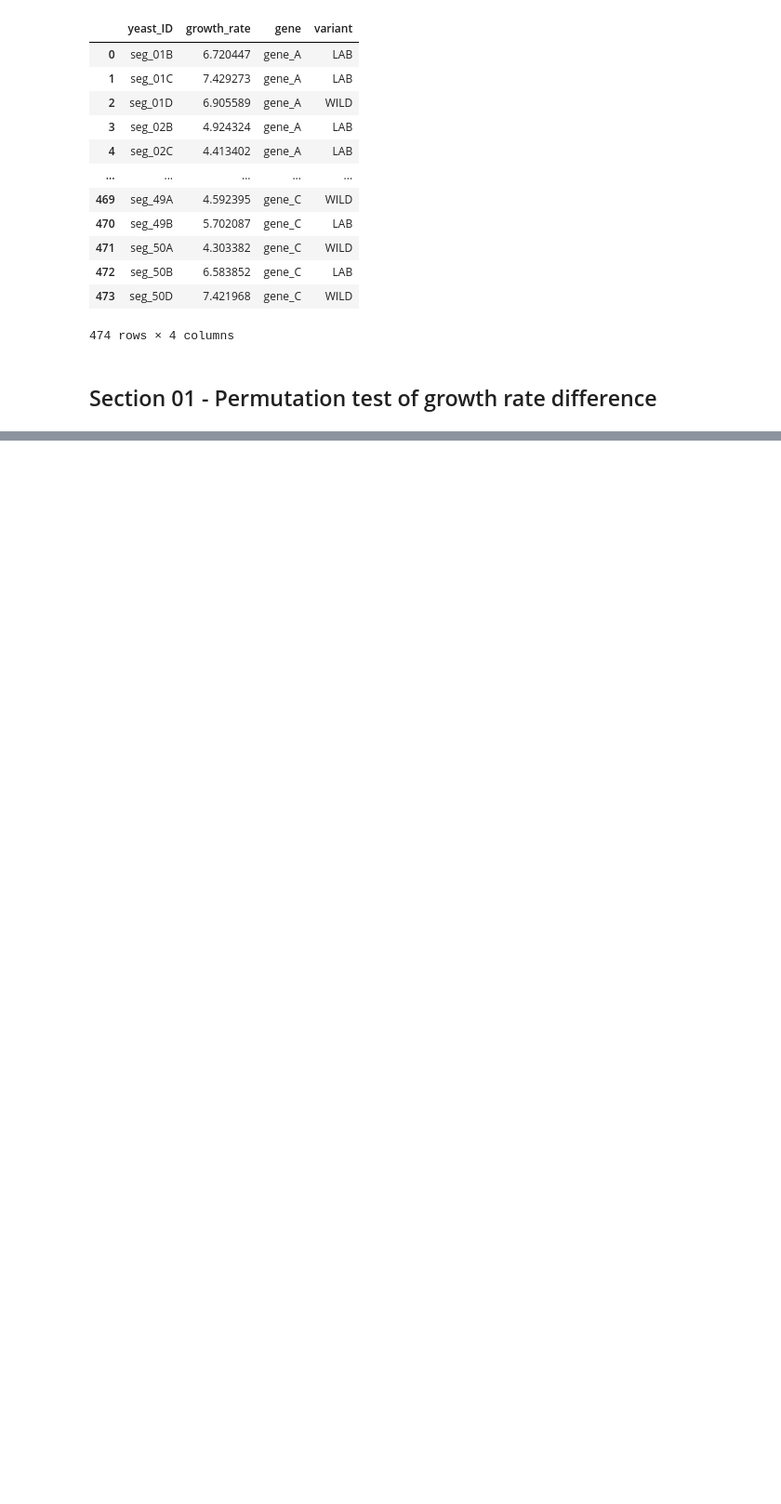
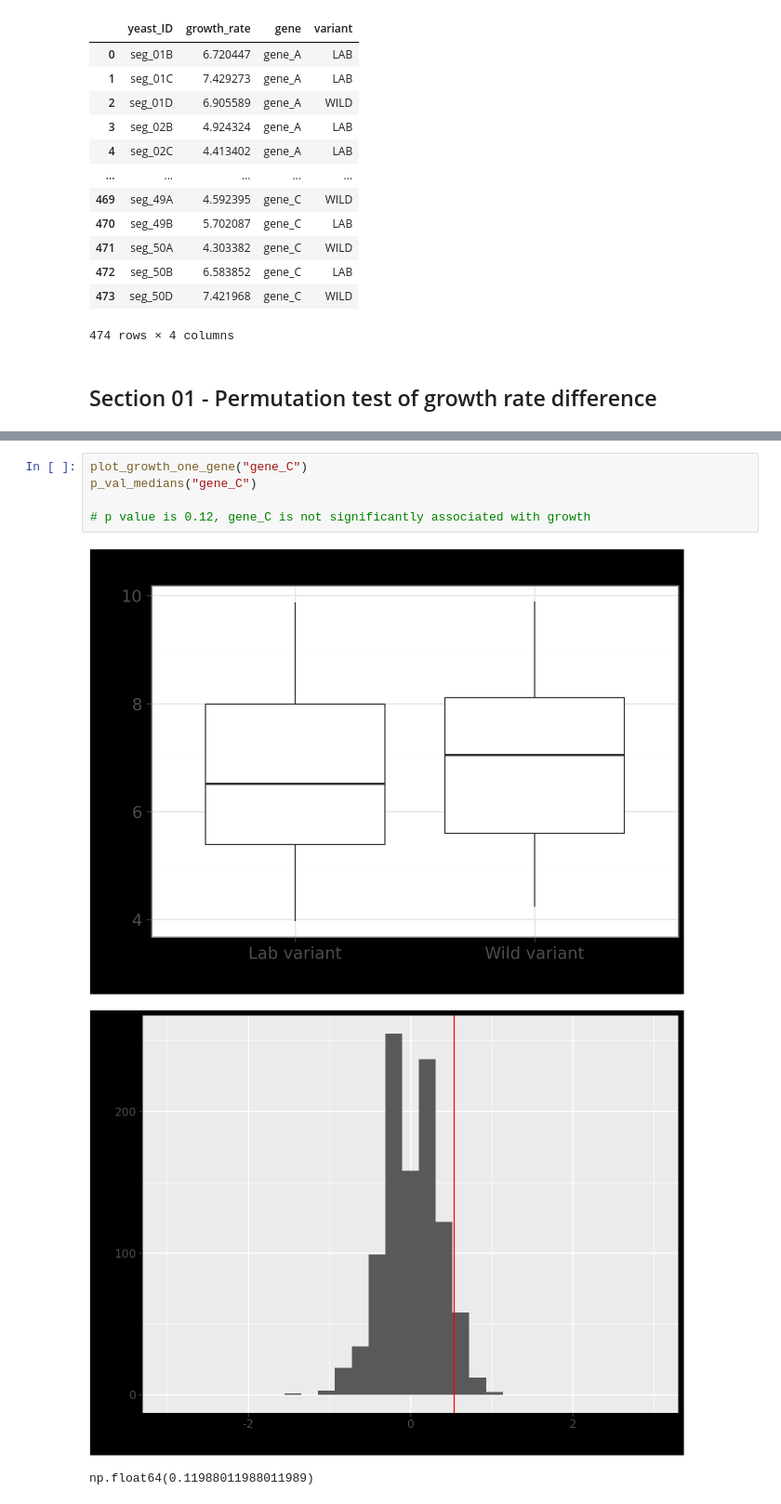
Before and after one commit to areiljan/DataScience, a Jupyter notebook: EX7/7.ipynb, the cells around one changed output, grey strips where cells are left out. Shown at 93% size. Drawn from its saved outputs; the diff is of its cells as text; blank space fills up the shorter version.

```diff
--- a/EX7/7.ipynb
+++ b/EX7/7.ipynb
@@ -99,0 +102,9 @@ np.float64(0.001998001998001998)
+# %%
+plot_growth_one_gene("gene_C")
+p_val_medians("gene_C")
+
+# p value is 0.12, gene_C is not significantly associated with growth
+# %% [output]
+[figure, added]
+[figure, added]
+np.float64(0.11988011988011989)
```
Also changed, not shown: parts of 13 cells of this notebook.
